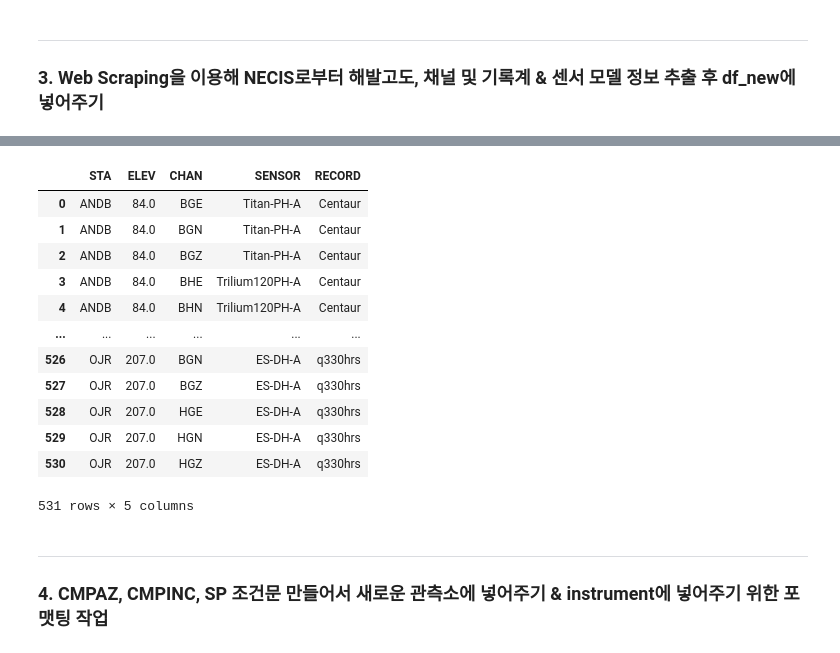
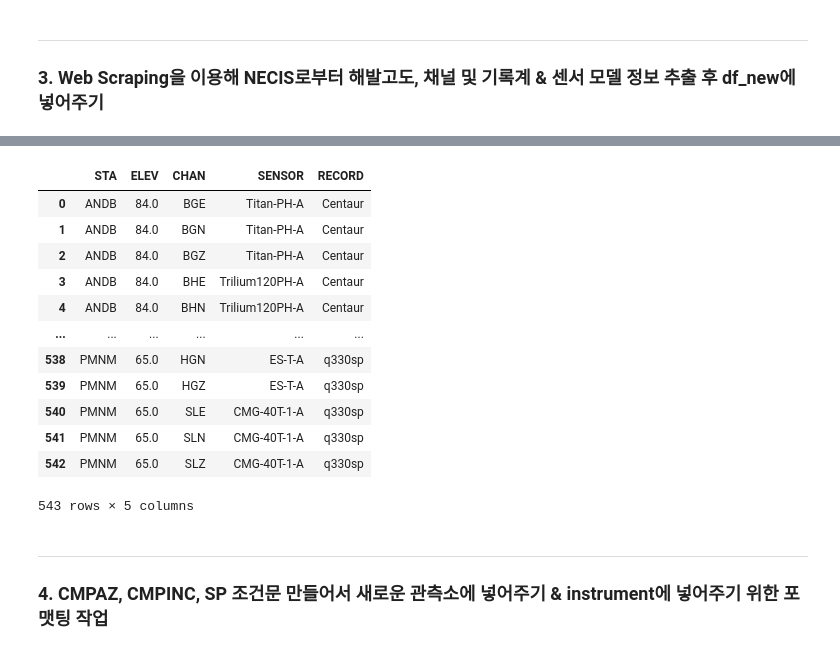
Before and after one commit to 1epss/Seismic-waves-study_Linux, a Jupyter notebook: korea_instrument.ipynb, the cells around one changed output, grey strips where cells are left out. Saved outputs shown, nothing was run; the diff lists cells and outputs as text; code cells hidden in the pictures.

```diff
--- a/korea_instrument.ipynb
+++ b/korea_instrument.ipynb
@@ -315,23 +281,22 @@ raw_data
 # %%
-# 이전 과정에서 만든 csv파일을 불러옵니다. (임시로 txt파일로 불러왔음, 수정 필요)
+# 이전 과정에서 만든 csv파일을 불러옵니다.
 
-scraping = pd.read_csv('scraping.txt', sep='\s{1,}', engine='python')
-scraping = scraping.iloc[: :2].reset_index().drop(['index'], axis= 1)
+scraping = pd.read_csv('scraping.csv', sep=',', engine='python')
 scraping
 # %% [output]
 |  | STA | ELEV | CHAN | SENSOR | RECORD |
 | 0 | ANDB | 84.0 | BGE | Titan-PH-A | Centaur |
 | 1 | ANDB | 84.0 | BGN | Titan-PH-A | Centaur |
 | 2 | ANDB | 84.0 | BGZ | Titan-PH-A | Centaur |
 | 3 | ANDB | 84.0 | BHE | Trilium120PH-A | Centaur |
 | 4 | ANDB | 84.0 | BHN | Trilium120PH-A | Centaur |
 | ... | ... | ... | ... | ... | ... |
-| 526 | OJR | 207.0 | BGN | ES-DH-A | q330hrs |
-| 527 | OJR | 207.0 | BGZ | ES-DH-A | q330hrs |
-| 528 | OJR | 207.0 | HGE | ES-DH-A | q330hrs |
-| 529 | OJR | 207.0 | HGN | ES-DH-A | q330hrs |
-| 530 | OJR | 207.0 | HGZ | ES-DH-A | q330hrs |
+| 538 | PMNM | 65.0 | HGN | ES-T-A | q330sp |
+| 539 | PMNM | 65.0 | HGZ | ES-T-A | q330sp |
+| 540 | PMNM | 65.0 | SLE | CMG-40T-1-A | q330sp |
+| 541 | PMNM | 65.0 | SLN | CMG-40T-1-A | q330sp |
+| 542 | PMNM | 65.0 | SLZ | CMG-40T-1-A | q330sp |
-531 rows × 5 columns
+543 rows × 5 columns
 # %% [markdown]
 ---
 ### 4. CMPAZ, CMPINC, SP 조건문 만들어서 새로운 관측소에 넣어주기 & instrument에 넣어주기 위한 포맷팅 작업
```
Also changed, not shown: parts of 12 cells of this notebook, 3 other files.
